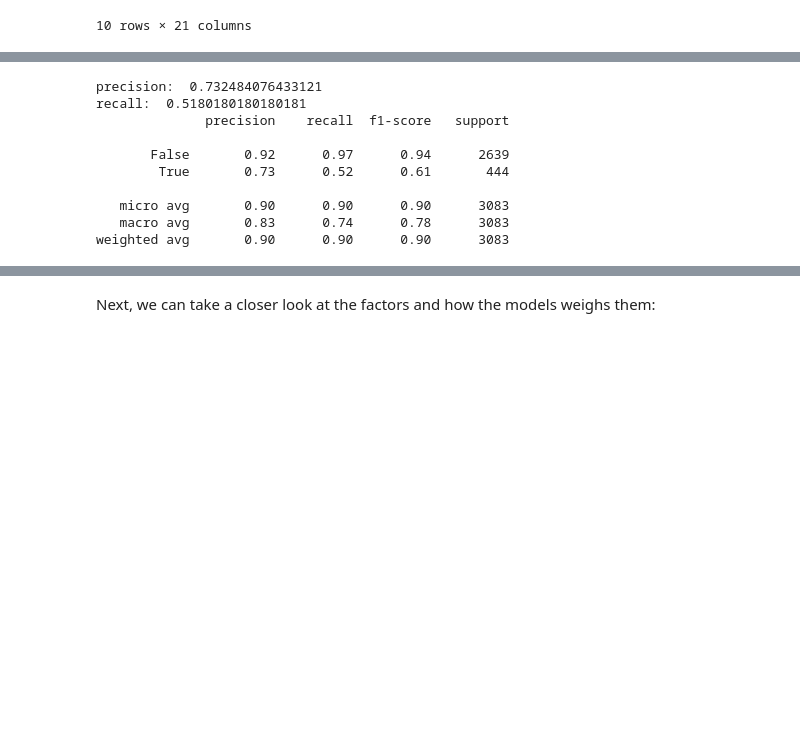
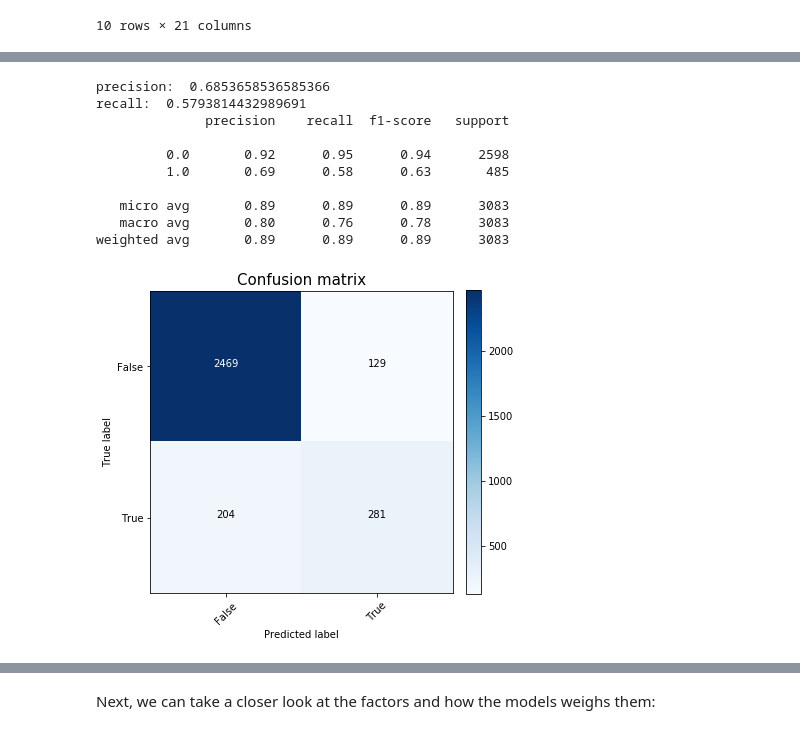
Before and after one commit to teijag/consumer_intention, a Jupyter notebook: intention prediction.ipynb, the cells around one changed output, grey strips where cells are left out. Cells and saved outputs as stored; diff of their text form; code cells hidden in the pictures; blank space fills up the shorter version.

```diff
--- a/intention prediction.ipynb
+++ b/intention prediction.ipynb
@@ -210,21 +421,23 @@ weighted avg       0.88      0.89      0.87      3083
 # %%
 rfc = RandomForestClassifier(n_estimators = 100)
 rfc.fit(X_train_scaled, y_train)
 y_pred = rfc.predict(X_test_scaled)
 print ("precision: ", precision_score(y_test,y_pred))
 print ("recall: ", recall_score(y_test,y_pred))
 print (classification_report(y_test,y_pred))
+plot_confusion_matrix(y_test,y_pred, ['False','True'])
 # %% [output]
-precision:  0.732484076433121
-recall:  0.5180180180180181
+precision:  0.6853658536585366
+recall:  0.5793814432989691
               precision    recall  f1-score   support
 
-       False       0.92      0.97      0.94      2639
-        True       0.73      0.52      0.61       444
+         0.0       0.92      0.95      0.94      2598
+         1.0       0.69      0.58      0.63       485
 
-   micro avg       0.90      0.90      0.90      3083
-   macro avg       0.83      0.74      0.78      3083
-weighted avg       0.90      0.90      0.90      3083
+   micro avg       0.89      0.89      0.89      3083
+   macro avg       0.80      0.76      0.78      3083
+weighted avg       0.89      0.89      0.89      3083
+[figure, added]
 # %%
 gnb = GaussianNB()
 gnb.fit(X_train_scaled, y_train)
```
Also changed, not shown: parts of 32 cells of this notebook.
